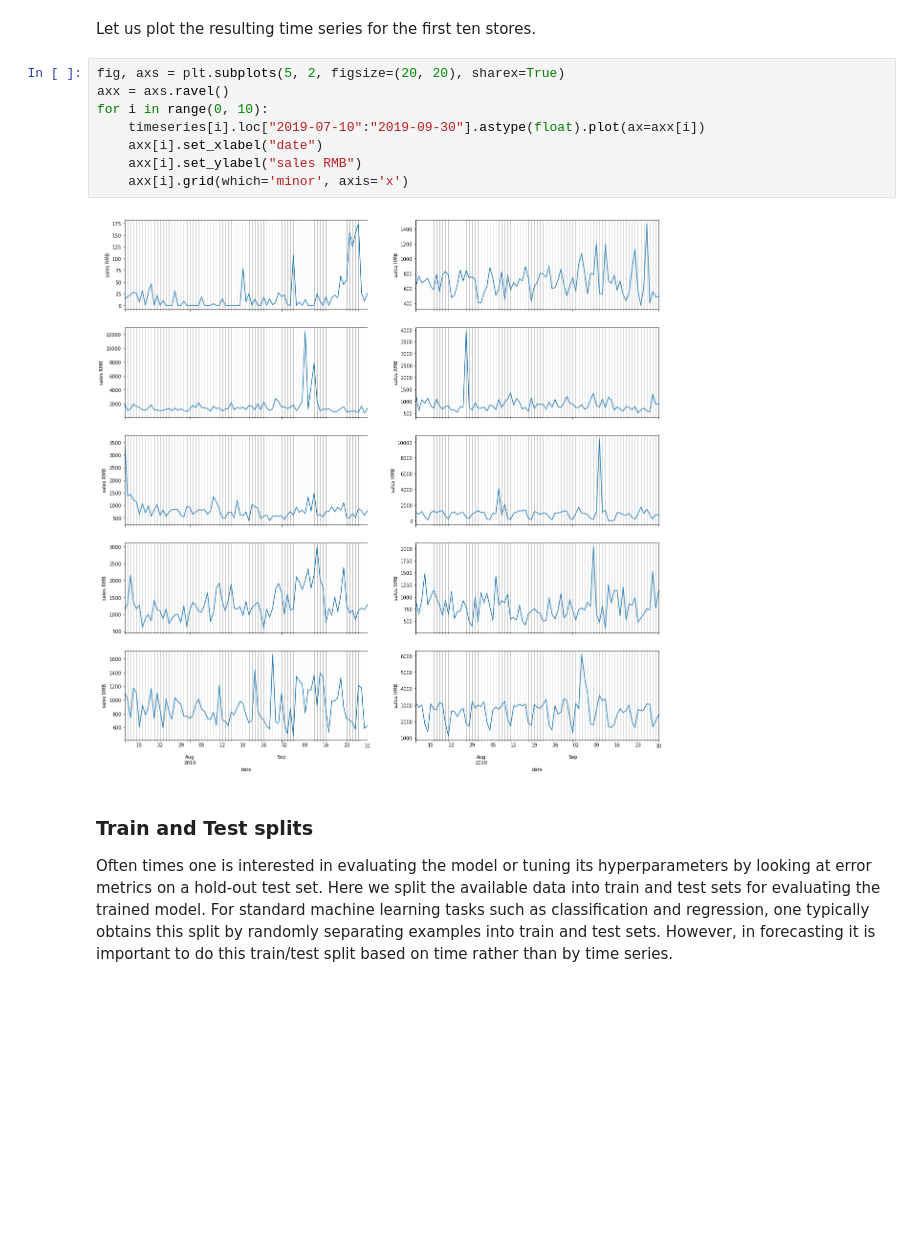
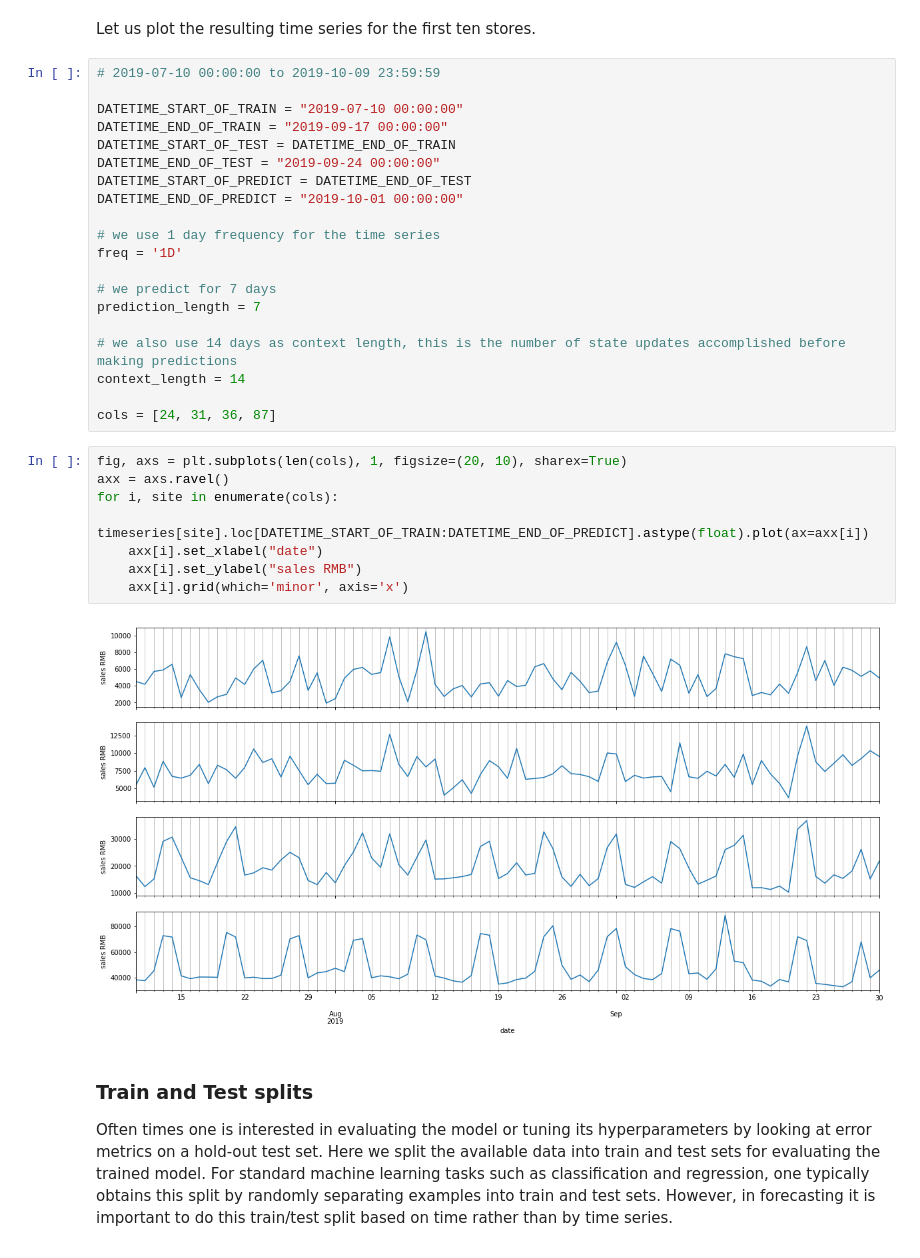
Before and after one commit to snowolf/lab_ts_forecast, a Jupyter notebook: DeepAR.ipynb, the cells around one changed output. Cells and saved outputs as stored; diff of their text form; blank space fills up the shorter version.

```diff
--- a/DeepAR.ipynb
+++ b/DeepAR.ipynb
@@ -78,16 +78,36 @@ for i in range(num_timeseries):
     timeseries.append(np.trim_zeros(data.iloc[:,i], trim='f').astype(float))
 # %% [markdown]
 Let us plot the resulting time series for the first ten stores.
+# %%
+# 2019-07-10 00:00:00 to 2019-10-09 23:59:59
+
+DATETIME_START_OF_TRAIN = "2019-07-10 00:00:00"
+DATETIME_END_OF_TRAIN = "2019-09-17 00:00:00"
+DATETIME_START_OF_TEST = DATETIME_END_OF_TRAIN
+DATETIME_END_OF_TEST = "2019-09-24 00:00:00"
+DATETIME_START_OF_PREDICT = DATETIME_END_OF_TEST
+DATETIME_END_OF_PREDICT = "2019-10-01 00:00:00"
+
+# we use 1 day frequency for the time series
+freq = '1D'
+
+# we predict for 7 days
+prediction_length = 7
+
+# we also use 14 days as context length, this is the number of state updates accomplished before making predictions
+context_length = 14
+
+cols = [24, 31, 36, 87]
 # %%
-fig, axs = plt.subplots(5, 2, figsize=(20, 20), sharex=True)
+fig, axs = plt.subplots(len(cols), 1, figsize=(20, 10), sharex=True)
 axx = axs.ravel()
-for i in range(0, 10):
-    timeseries[i].loc["2019-07-10":"2019-09-30"].astype(float).plot(ax=axx[i])
+for i, site in enumerate(cols):
+    timeseries[site].loc[DATETIME_START_OF_TRAIN:DATETIME_END_OF_PREDICT].astype(float).plot(ax=axx[i])
     axx[i].set_xlabel("date")
     axx[i].set_ylabel("sales RMB")
     axx[i].grid(which='minor', axis='x')
 # %% [output]
-[figure, old version]
+[figure, new version]
 # %% [markdown]
 ### Train and Test splits
 
```
Also changed, not shown: parts of 10 cells of this notebook, 1 other file.
